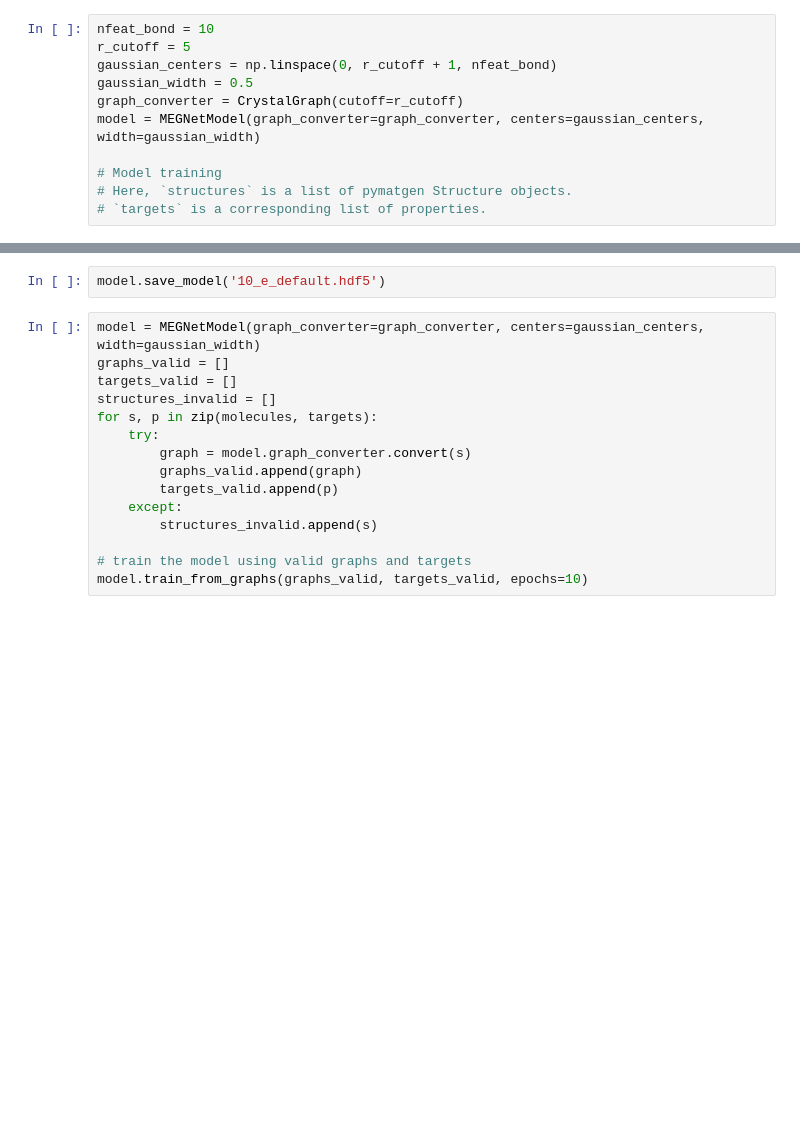
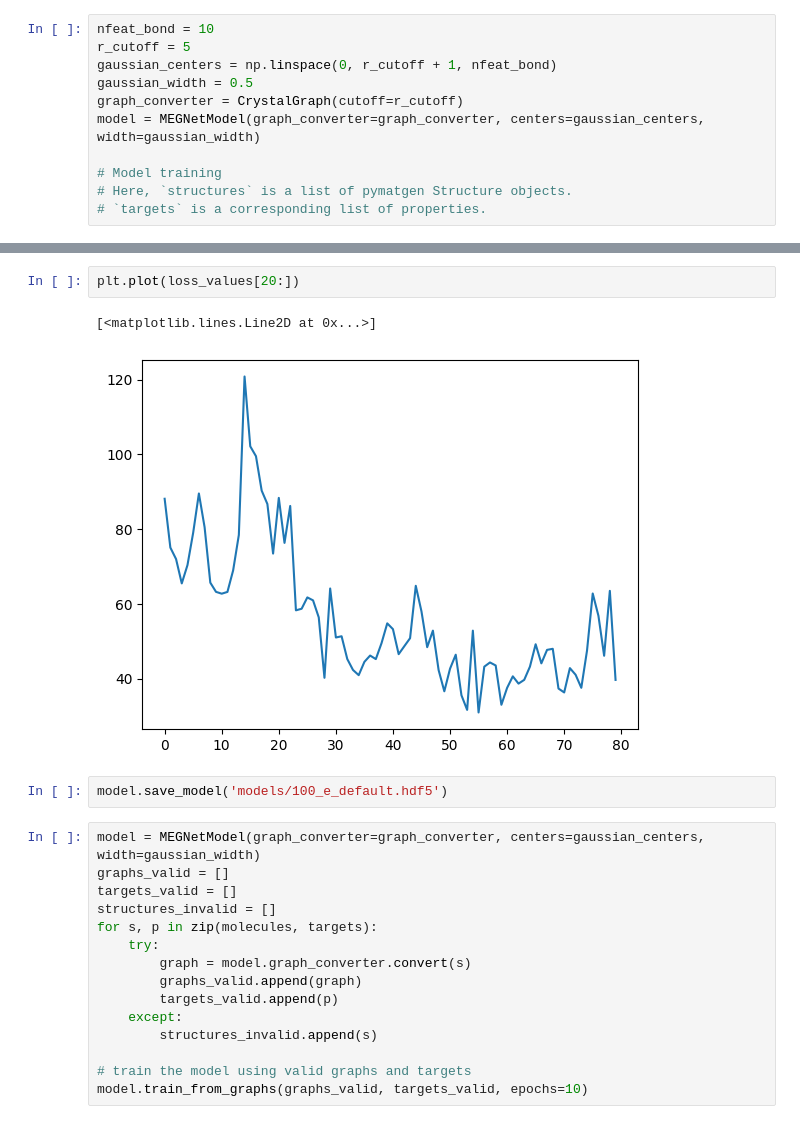
Before and after one commit to Gruz2520/megnet_tests, a Jupyter notebook: training.ipynb, the cells around one changed output, grey strips where cells are left out. Drawn from its saved outputs; the diff is of its cells as text; blank space fills up the shorter version.

Commit message:
trained 100epoch model with mae=7.3 added train_test_split

```diff
--- a/training.ipynb
+++ b/training.ipynb
@@ -98,5 +193,10 @@ plt.grid(True)
+# %%
+plt.plot(loss_values[20:])
+# %% [output]
+[<matplotlib.lines.Line2D at 0x...>]
+[figure, added]
 # %%
-model.save_model('10_e_default.hdf5')
+model.save_model('models/100_e_default.hdf5')
 # %%
 model = MEGNetModel(graph_converter=graph_converter, centers=gaussian_centers, width=gaussian_width)
 graphs_valid = []
```
Also changed, not shown: parts of 16 cells of this notebook, 4 other files.
